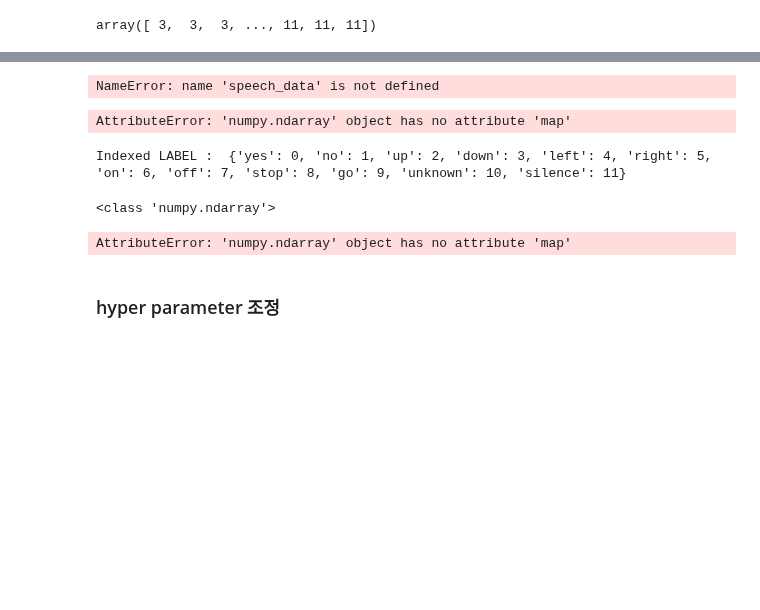
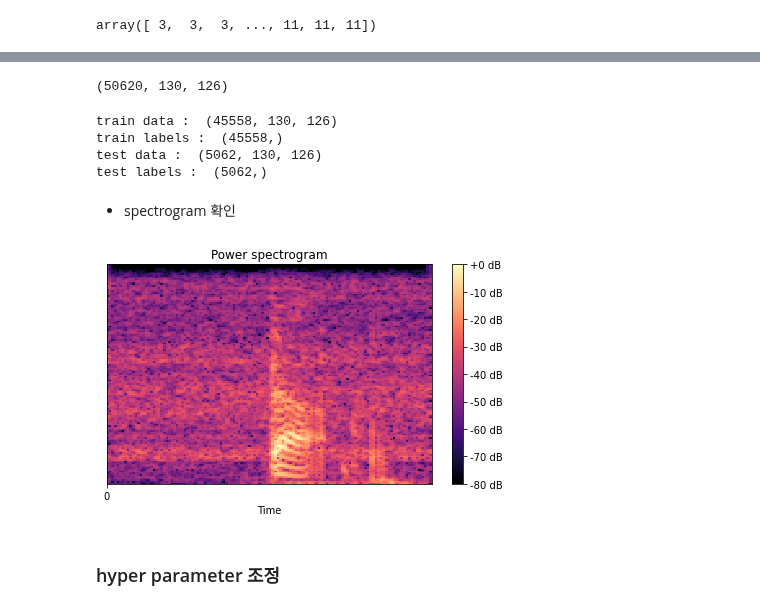
Before and after one commit to miinkang/AI_Project_AIFFEL, a Jupyter notebook: [E-05]spectrogram_classification.ipynb, the cells around one changed output, grey strips where cells are left out. Drawn from its saved outputs; the diff is of its cells as text; code cells hidden in the pictures; blank space fills up the shorter version.

Commit message:
exploration 05. spectrogram classification

```diff
--- a/[E-05]spectrogram_classification.ipynb
+++ b/[E-05]spectrogram_classification.ipynb
@@ -401,0 +415,13 @@ def wav2spec(wav, fft_size=258): # spectrogram shape을 맞추기위해서 size
+# %%
+# wav2spec = np.vectorize(wav2spec)
+
+spec_data=[]
+for wav in speech_data["wav_vals"]:
+    temp = wav2spec(wav)
+    spec_data.append(temp)
+
+spec_data=np.array(spec_data)
+
+print(spec_data.shape)
+# %% [output]
+(50620, 130, 126)
@@ -401,0 +433,18 @@ def wav2spec(wav, fft_size=258): # spectrogram shape을 맞추기위해서 size
+# %%
+from sklearn.model_selection import train_test_split
+
+sr = 8000
+train_spec, test_spec, train_label, test_label = train_test_split(spec_data,
+                                                                label_data,
+                                                                test_size=0.1,
+                                                                shuffle=True)
+
+print("train data : ", train_spec.shape)
+print("train labels : ", train_label.shape)
+print("test data : ", test_spec.shape)
+print("test labels : ", test_label.shape)
+# %% [output]
+train data :  (45558, 130, 126)
+train labels :  (45558,)
+test data :  (5062, 130, 126)
+test labels :  (5062,)
@@ -402,36 +454,21 @@ def wav2spec(wav, fft_size=258): # spectrogram shape을 맞추기위해서 size
+# %% [markdown]
+- spectrogram 확인
+# %%
+import librosa.display
+import matplotlib.pyplot as plt
+
+librosa.display.specshow(librosa.amplitude_to_db(train_spec[0], ref=np.max), x_axis='time')
+plt.title('Power spectrogram')
+plt.colorbar(format='%+2.0f dB')
+plt.xticks(range(0, 1))
+plt.tight_layout()
+plt.show()
+# %% [output]
+[figure, added]
 # %%
+del spec_data
 del speech_data
+del label_data
-# %% [output]
-NameError: name 'speech_data' is not defined
-# %%
-spec_data = speech_data["wav_vals"].map(wav2spec)
-# %% [output]
-AttributeError: 'numpy.ndarray' object has no attribute 'map'
-# %%
-print('Indexed LABEL : ', label_value)
-# %% [output]
-Indexed LABEL :  {'yes': 0, 'no': 1, 'up': 2, 'down': 3, 'left': 4, 'right': 5, 'on': 6, 'off': 7, 'stop': 8, 'go': 9, 'unknown': 10, 'silence': 11}
-# %%
-from sklearn.model_selection import train_test_split
-
-sr = 8000
-train_wav, test_wav, train_label, test_label = train_test_split(speech_data["wav_vals"],
-                                                                label_data,
-                                                                test_size=0.1,
-                                                                shuffle=True)
-print(type(train_wav))
-train_wav = train_wav.map(wav2spec)
-
-train_wav = train_wav.reshape([-1, sr, 1]) # CNN모델에 넣기 위해 차원을 늘려준다.
-test_wav = test_wav.reshape([-1, sr, 1])
-
-print("train data : ", train_wav.shape)
-print("train labels : ", train_label.shape)
-print("test data : ", test_wav.shape)
-print("test labels : ", test_label.shape)
-# %% [output]
-<class 'numpy.ndarray'>
-AttributeError: 'numpy.ndarray' object has no attribute 'map'
 # %% [markdown]
 ### hyper parameter 조정
 # %%
```
Also changed, not shown: parts of 46 cells of this notebook.
